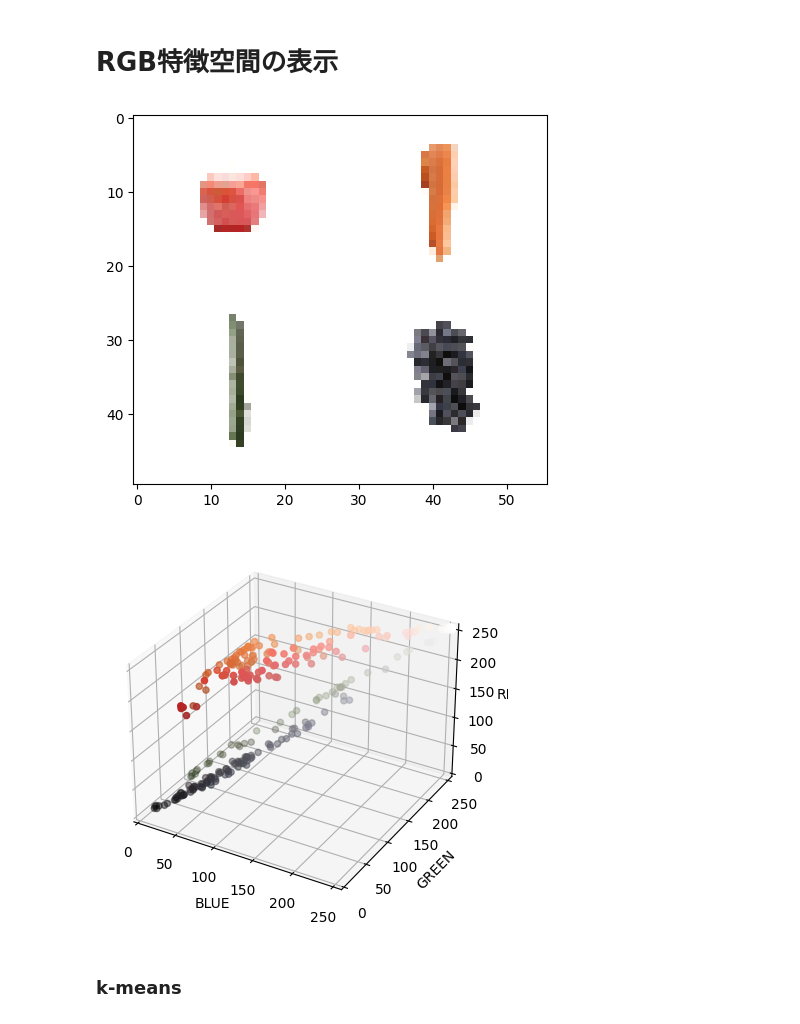
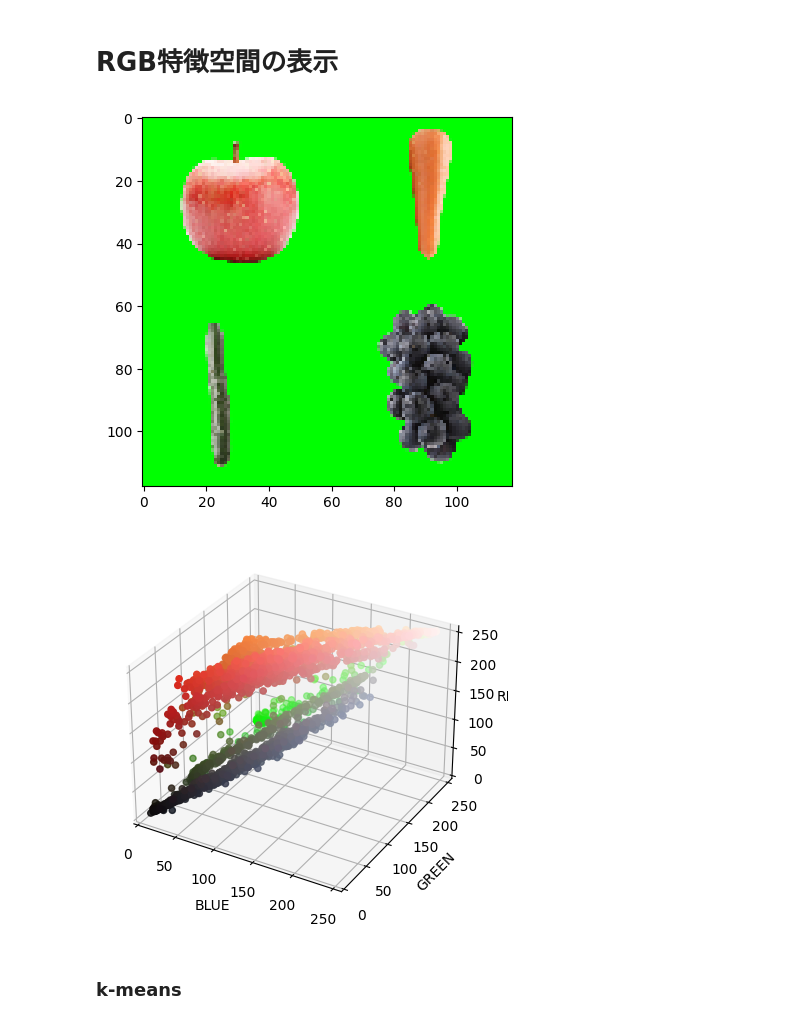
Before and after one commit to RedPanda1618/digitalImage-ch10, a Jupyter notebook: rgb_clustering.ipynb, the cells around one changed output. Saved outputs shown, nothing was run; the diff lists cells and outputs as text; code cells hidden in the pictures.

Commit message:
add image and labeled img

```diff
--- a/rgb_clustering.ipynb
+++ b/rgb_clustering.ipynb
@@ -4,13 +4,14 @@
 import cv2
 import matplotlib.pyplot as plt
 # %%
-img = cv2.imread("fruits/fruits.jpg")
+img_path = "fruits/gb_fruits.jpg"
+img = cv2.imread(img_path)
 # img = img[:int(img.shape[0]*0.5), :int(img.shape[1]*0.5)]
 img = cv2.resize(img, None, fx=0.05, fy=0.05)
 plt.imshow(cv2.cvtColor(img, cv2.COLOR_BGR2RGB))
 plt.show()
 # %% [output]
-[figure, old version]
+[figure, new version]
 # %%
 fig = plt.figure()
 rgb = cv2.cvtColor(img, cv2.COLOR_BGR2RGB)
@@ -28,7 +29,7 @@ ax.set_zlim([0, 255])
 
 plt.show()
 # %% [output]
-[figure, old version]
+[figure, new version]
 # %%
 from sklearn.cluster import KMeans
 from sklearn import mixture
```
Also changed, not shown: parts of 8 cells of this notebook, 1 other file.
